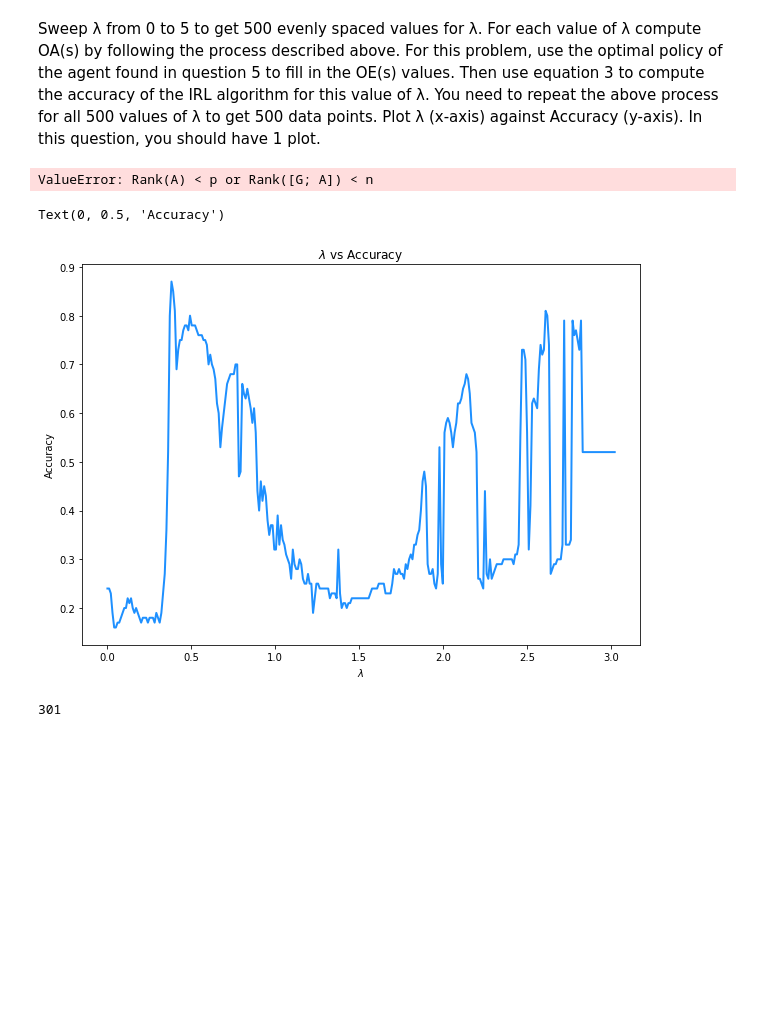
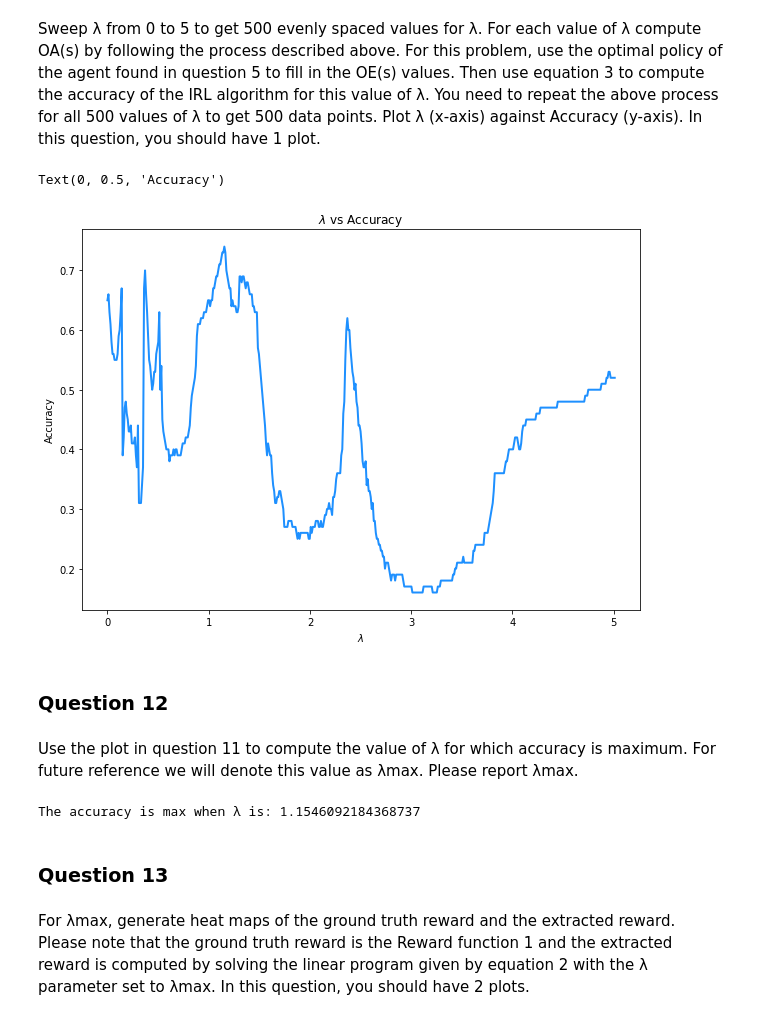
Before and after one commit to Shuyifan/Large-Scale-Social-and-Complex-Networks-Design-and-Algorithms, a Jupyter notebook: Project 3/Project 3.ipynb, the cells around one changed output. Drawn from its saved outputs; the diff is of its cells as text; code cells hidden in the pictures; blank space fills up the shorter version.

```diff
--- a/Project 3/Project 3.ipynb
+++ b/Project 3/Project 3.ipynb
@@ -545,13 +545,13 @@ def get_accuracy(OA, OE):
 # %%
 num_states = 100
 w = 0.1
-lam = 1
+gamma = 0.8
 Rmax = 1
 OE = get_OE(reward_function1)
 x = np.linspace(0, 5.01, 500)
 y = []
 
-for gamma in x:
+for lam in x:
     Pa = get_Pa(w, gamma, num_states)
     c, D, d = get_LP_coe_mtx(Pa, gamma, lam, Rmax, OE)
 
@@ -559,19 +559,13 @@ for gamma in x:
     R = get_reward_func(c, D, d)
     OA = get_OA(R, num_states, w, gamma)
     y.append(get_accuracy(OA, OE))
-# %% [output]
-ValueError: Rank(A) < p or Rank([G; A]) < n
 # %%
 # plot
 plt.figure(figsize=(10,7))
-plt.plot(x[:len(y)], y, color='dodgerblue', linewidth=2)
+plt.plot(x, y, color='dodgerblue', linewidth=2)
 plt.title('$\lambda$ vs Accuracy')
 plt.xlabel('$\lambda$')
 plt.ylabel('Accuracy')
 # %% [output]
 Text(0, 0.5, 'Accuracy')
-[figure, old version]
+[figure, new version]
-# %%
-np.linalg.matrix_rank(np.hstack([D, d]))
-# %% [output]
-301
@@ -579,0 +572,14 @@ np
+# %% [markdown]
+### Question 12
+# %% [markdown]
+Use the plot in question 11 to compute the value of λ for which accuracy is maximum. For future reference we will denote this value as λmax. Please report λmax.
+# %%
+lam_max = x[np.argmax(y)]
+print("The accuracy is max when λ is:", lam_max)
+# %% [output]
+The accuracy is max when λ is: 1.1546092184368737
+# %% [markdown]
+### Question 13
+# %% [markdown]
+For λmax, generate heat maps of the ground truth reward and the extracted reward. Please note that the ground truth reward is the Reward function 1 and the extracted reward is computed by solving the
+linear program given by equation 2 with the λ parameter set to λmax. In this question, you should have 2 plots.
```
Also changed, not shown: parts of 41 cells of this notebook.
